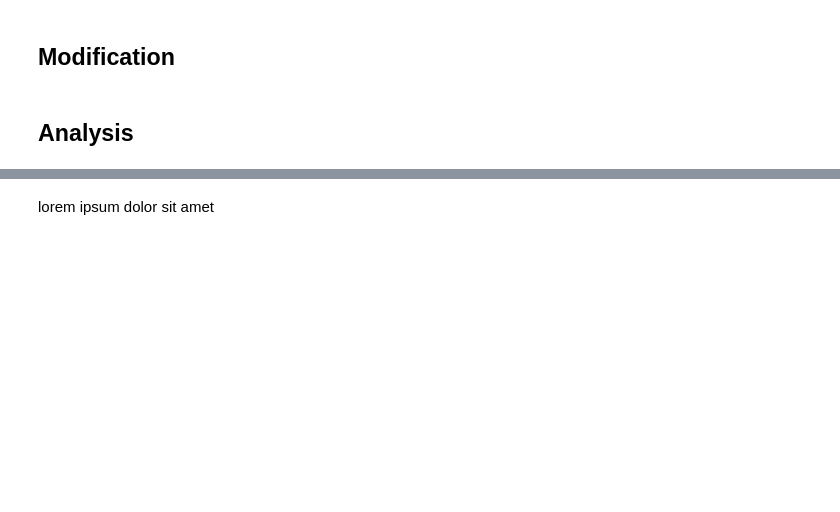
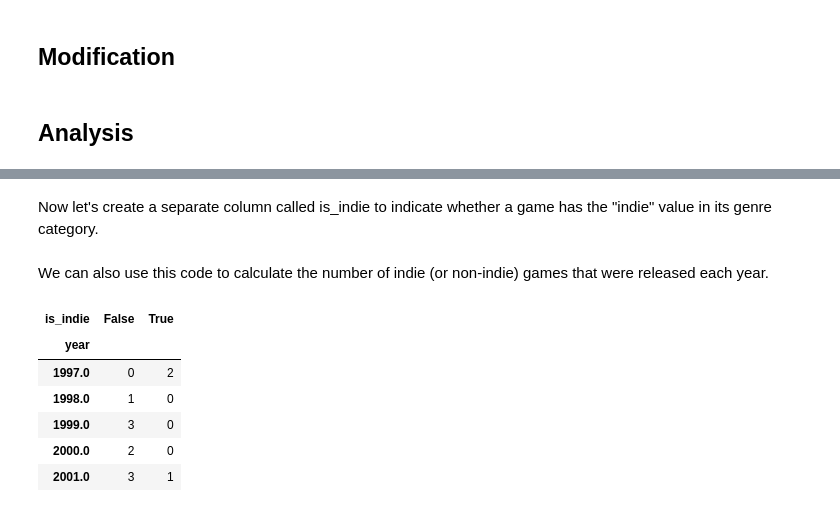
Before and after one commit to 1metropolis/steam-analysis, a Jupyter notebook: dataviz.ipynb, the cells around one changed output, grey strips where cells are left out. Saved outputs shown, nothing was run; the diff lists cells and outputs as text; code cells hidden in the pictures; blank space fills up the shorter version.

```diff
--- a/dataviz.ipynb
+++ b/dataviz.ipynb
@@ -120,2 +174,2 @@ cardgames
 # %% [markdown]
-lorem ipsum dolor sit amet
+Now let's create a separate column called is_indie to indicate whether a game has the "indie" value in its genre category.
@@ -121,0 +178,13 @@ lorem ipsum dolor sit amet
+# %% [markdown]
+We can also use this code to calculate the number of indie (or non-indie) games that were released each year.
+# %%
+release_counts = df.groupby(['year', 'is_indie']).size().unstack(fill_value=0)
+release_counts.head()
+# %% [output]
+| is_indie | False | True |
+| year |  |  |
+| 1997.0 | 0 | 2 |
+| 1998.0 | 1 | 0 |
+| 1999.0 | 3 | 0 |
+| 2000.0 | 2 | 0 |
+| 2001.0 | 3 | 1 |
```
Also changed, not shown: parts of 38 cells of this notebook.
